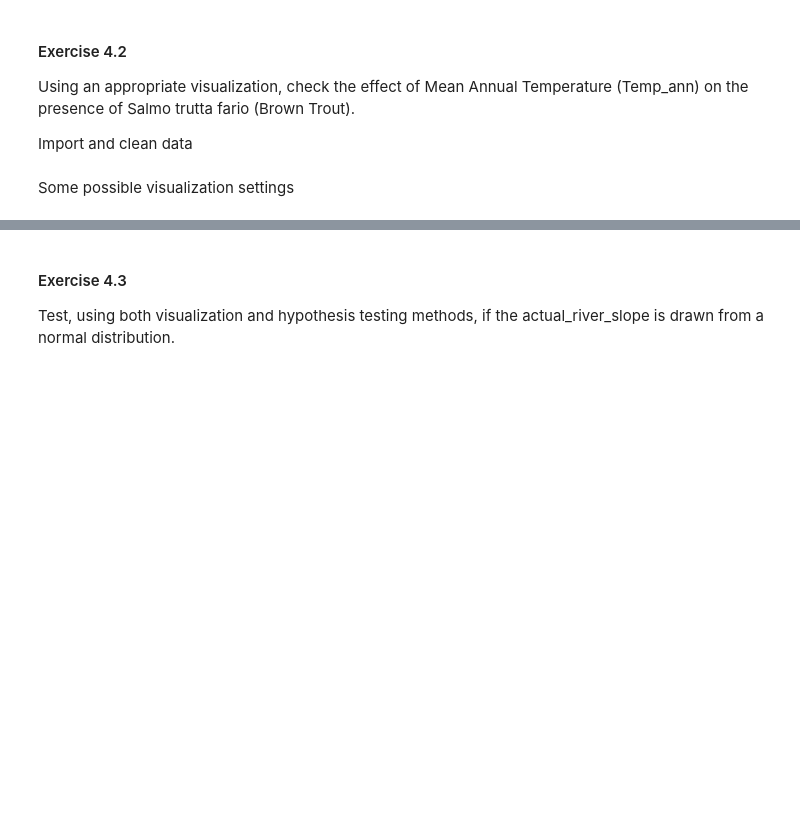
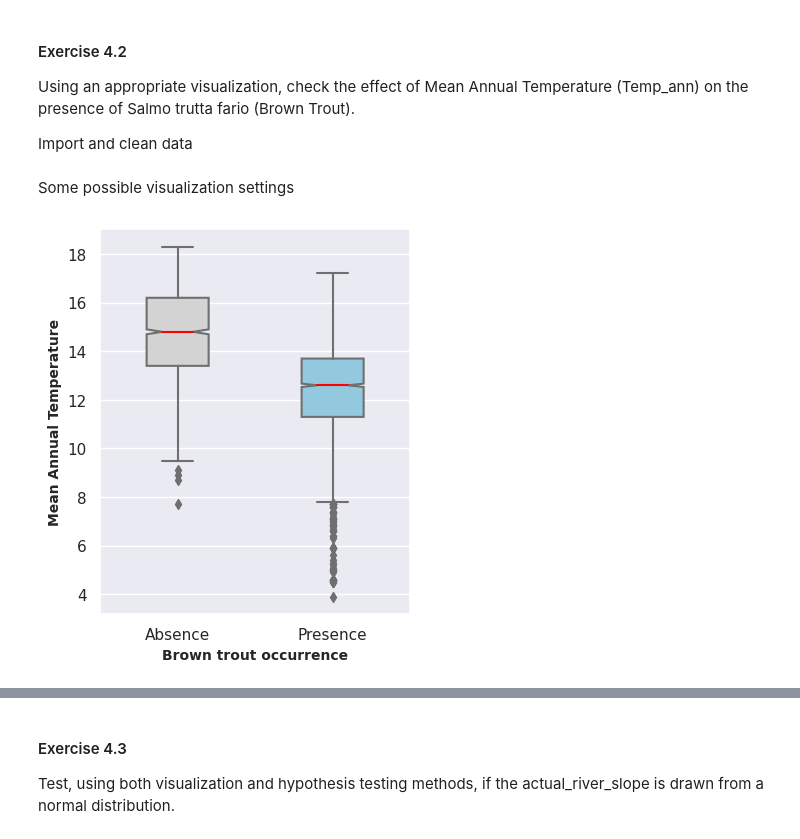
Before and after one commit to jfilipa1/greends-avcd, a Jupyter notebook: people/Vasco Florentino/class_4/Exercise4_correction.ipynb, the cells around one changed output, grey strips where cells are left out. Cells and saved outputs as stored; diff of their text form; code cells hidden in the pictures; blank space fills up the shorter version.

```diff
--- a/people/Vasco Florentino/class_4/Exercise4_correction.ipynb
+++ b/people/Vasco Florentino/class_4/Exercise4_correction.ipynb
@@ -119,19 +168,21 @@ Some possible visualization settings
 # %%
 # Resize figure
 sns.set(rc={'figure.figsize':(4,5)})
 
 sns.boxplot(data=df, x='Salmo trutta fario', y='temp_ann',
         notch=True,
         palette=['lightgray', 'skyblue'],
         width=0.4,
         medianprops=dict(color="red"),
         ).set_xticklabels(['Absence', 'Presence'])
-plt.xlabel('Brown trout occurrence', fontdict={'size': 12, 'weight': 'bold'})
-plt.ylabel('Mean Annual Temperature', fontdict={'size': 12, 'weight': 'bold'})
+plt.xlabel('Brown trout occurrence', fontdict={'size': 10, 'weight': 'bold'})
+plt.ylabel('Mean Annual Temperature', fontdict={'size': 10, 'weight': 'bold'})
 
 # restore settings
 import matplotlib as mpl
 mpl.rc_file_defaults()
+# %% [output]
+[figure, added]
 # %%
 sns.boxplot(data=df, y='Salmo trutta fario', x='temp_ann', orient='h',
         notch=True,
```
Also changed, not shown: parts of 18 cells of this notebook, 5 other files.
